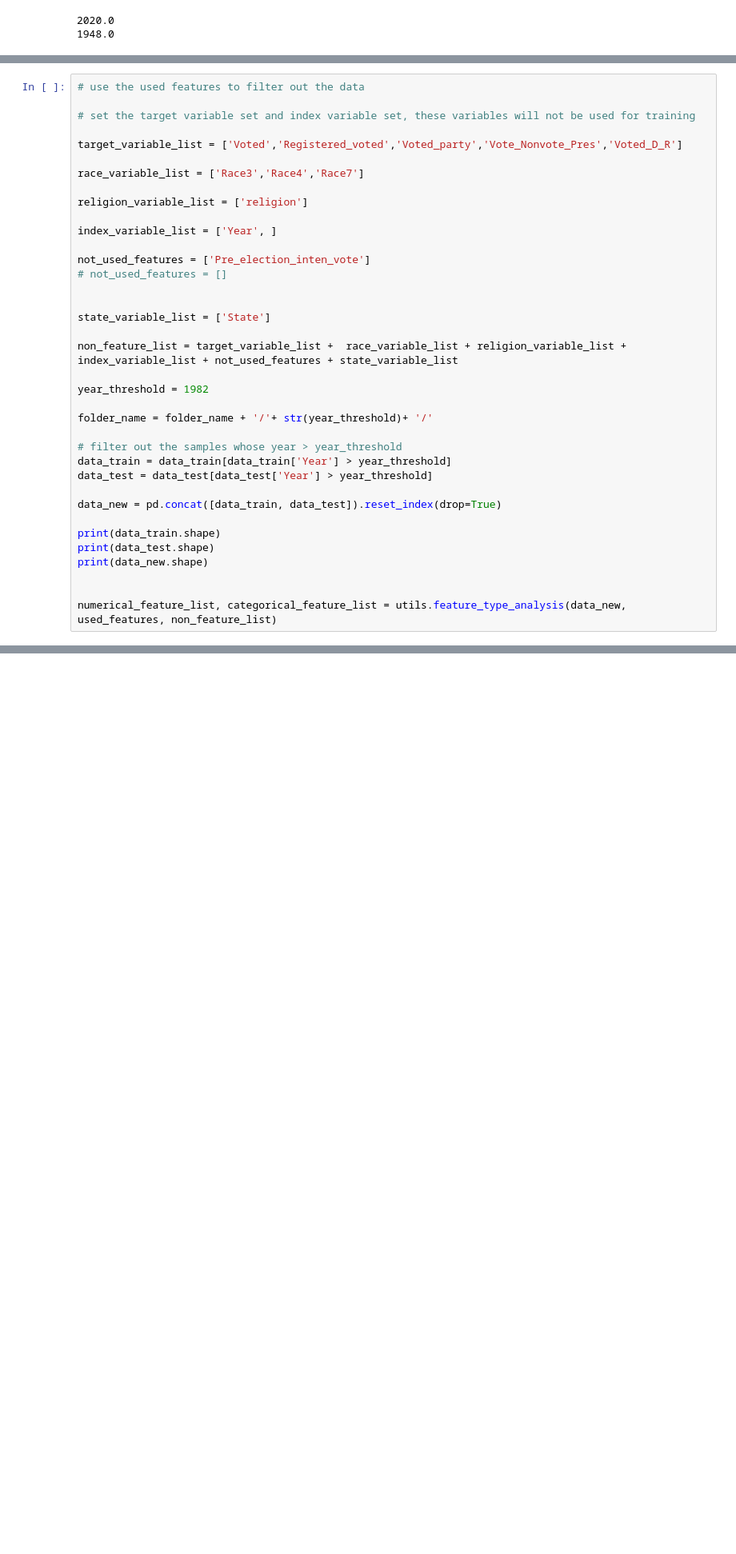
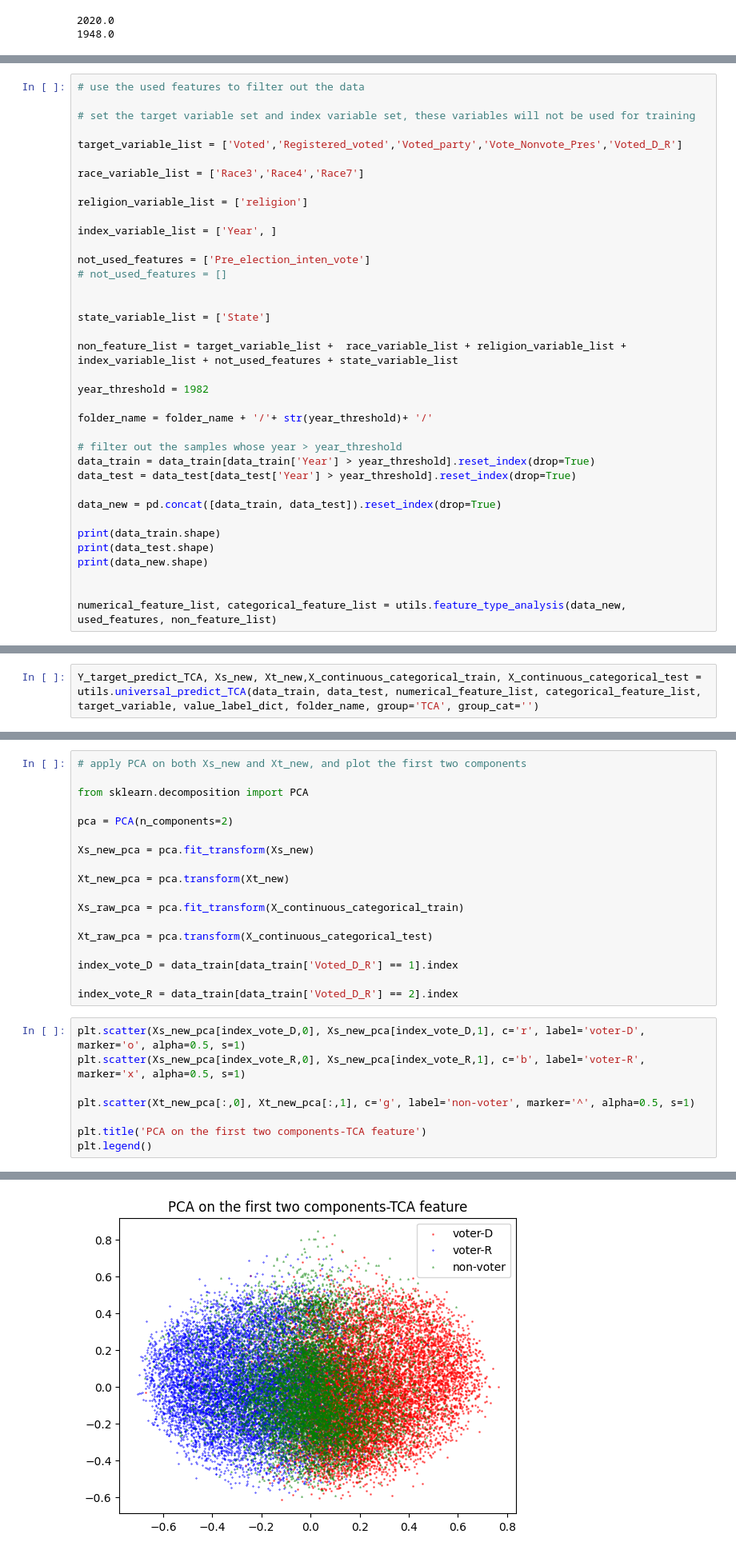
Before and after one commit to xuangu-fang/ML-Poli-Sci, a Jupyter notebook: code/universal_prediction.ipynb, the cells around one changed output, grey strips where cells are left out. Shown at 80% size. Drawn from its saved outputs; the diff is of its cells as text; blank space fills up the shorter version.

Commit message:
jupiter: finish TCA and get vis figure

```diff
--- a/code/universal_prediction.ipynb
+++ b/code/universal_prediction.ipynb
@@ -103,8 +103,8 @@ year_threshold = 1982
 folder_name = folder_name + '/'+ str(year_threshold)+ '/'
 
 # filter out the samples whose year > year_threshold
-data_train = data_train[data_train['Year'] > year_threshold]
-data_test = data_test[data_test['Year'] > year_threshold]
+data_train = data_train[data_train['Year'] > year_threshold].reset_index(drop=True)
+data_test = data_test[data_test['Year'] > year_threshold].reset_index(drop=True)
 
 data_new = pd.concat([data_train, data_test]).reset_index(drop=True)
 
@@ -224,0 +139,2 @@ def universal_predict_TCA(data_source,data_target, numerical_feature_list, categ
+# %%
+Y_target_predict_TCA, Xs_new, Xt_new,X_continuous_categorical_train, X_continuous_categorical_test = utils.universal_predict_TCA(data_train, data_test, numerical_feature_list, categorical_feature_list, target_variable, value_label_dict, folder_name, group='TCA', group_cat='')
@@ -224,0 +161,27 @@ def universal_predict_TCA(data_source,data_target, numerical_feature_list, categ
+# %%
+# apply PCA on both Xs_new and Xt_new, and plot the first two components
+
+from sklearn.decomposition import PCA
+
+pca = PCA(n_components=2)
+
+Xs_new_pca = pca.fit_transform(Xs_new)
+
+Xt_new_pca = pca.transform(Xt_new)
+
+Xs_raw_pca = pca.fit_transform(X_continuous_categorical_train)
+
+Xt_raw_pca = pca.transform(X_continuous_categorical_test)
+
+index_vote_D = data_train[data_train['Voted_D_R'] == 1].index
+
+index_vote_R = data_train[data_train['Voted_D_R'] == 2].index
+# %%
+plt.scatter(Xs_new_pca[index_vote_D,0], Xs_new_pca[index_vote_D,1], c='r', label='voter-D', marker='o', alpha=0.5, s=1)
+plt.scatter(Xs_new_pca[index_vote_R,0], Xs_new_pca[index_vote_R,1], c='b', label='voter-R', marker='x', alpha=0.5, s=1)
+
+plt.scatter(Xt_new_pca[:,0], Xt_new_pca[:,1], c='g', label='non-voter', marker='^', alpha=0.5, s=1)
+
+plt.title('PCA on the first two components-TCA feature')
+plt.legend()
+# %% [output]
@@ -224,0 +189 @@ def universal_predict_TCA(data_source,data_target, numerical_feature_list, categ
+[figure, added]
```
Also changed, not shown: parts of 8 cells of this notebook, 16 other files.
